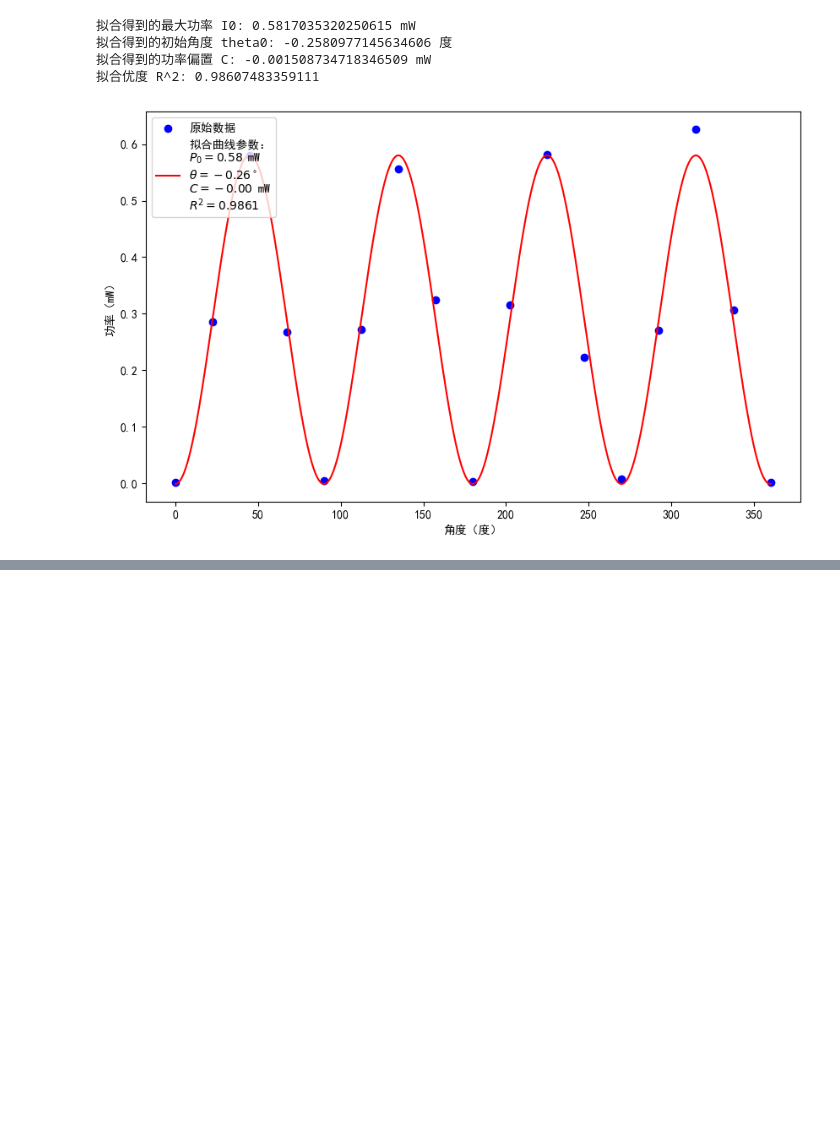
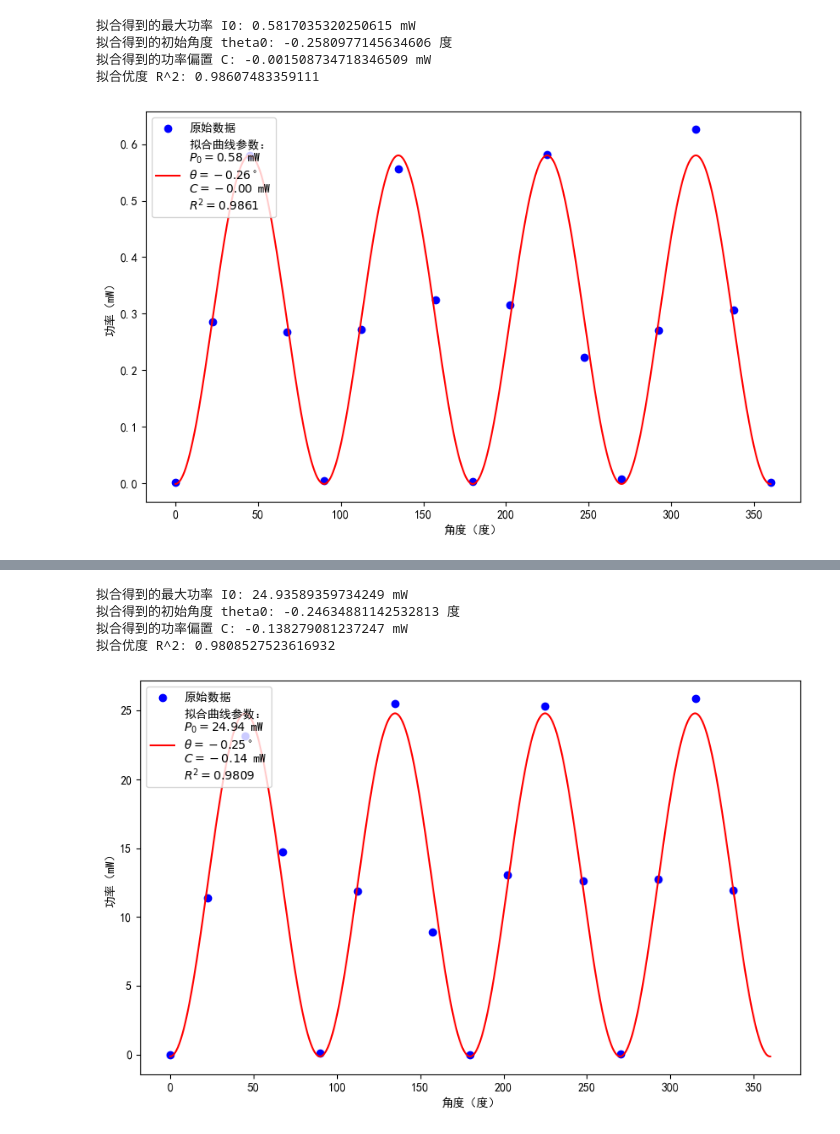
Before and after one commit to TaLEsCuber/APLabR_TaLEs, a Jupyter notebook: Lab1_D3Report/analysis/test.ipynb, the cells around one changed output, grey strips where cells are left out. Cells and saved outputs as stored; diff of their text form; code cells hidden in the pictures; blank space fills up the shorter version.

```diff
--- a/Lab1_D3Report/analysis/test.ipynb
+++ b/Lab1_D3Report/analysis/test.ipynb
@@ -139,0 +80,65 @@ print(f"拟合优度 R^2: {r2}")
+# %%
+# 提取第8行到第24行的数据
+df_subset = df.iloc[25:41]
+
+# 提取角度列和透射功率
+angles_str = df_subset.iloc[:, 1].astype(str)
+angles = angles_str.str[9:].str.replace('°', '').astype(float)  # 保留角度值
+powers = df_subset.iloc[:, 5].values  # 功率单位为毫瓦（mW）
+
+# 定义马吕斯定律的拟合函数
+def malus_law(x, I0, theta0, C):
+    return I0 * np.sin(2*x*np.pi / 180 - theta0 * np.pi / 180)**2 + C
+
+# 准备拟合的数据
+xdata = angles
+ydata = powers
+
+# 初始猜测参数
+initial_guess = [max(ydata), 0, min(ydata)]
+
+# 拟合马吕斯定律
+params, covariance = curve_fit(malus_law, xdata, ydata, p0=initial_guess)
+
+# 提取拟合参数
+I0_fit, theta0_fit, C_fit = params
+
+# 使用拟合参数生成拟合曲线
+fitted_x = np.linspace(0, 360, 10000)
+fitted_y = malus_law(fitted_x, *params)
+
+# 计算拟合优度 R^2
+fitted_y_for_r2 = malus_law(xdata, *params)
+r2 = r2_score(ydata, fitted_y_for_r2)
+
+# 打印拟合参数
+print(f"拟合得到的最大功率 I0: {I0_fit} mW")
+print(f"拟合得到的初始角度 theta0: {theta0_fit} 度")
+print(f"拟合得到的功率偏置 C: {C_fit} mW")
+print(f"拟合优度 R^2: {r2}")
+
+# 绘制原始数据和拟合曲线，并在图例中显示拟合参数和拟合优度
+plt.figure(figsize=(10, 6))
+plt.scatter(xdata, ydata, label='原始数据', color='blue')
+
+# 将拟合参数和拟合优度格式化后显示在图例中
+label_fit = (f'拟合曲线参数：\n'
+             f'$P_0={I0_fit:.2f}$ mW\n'
+             f'$\\theta={theta0_fit:.2f}^\circ$\n'
+             f'$C={C_fit:.2f}$ mW\n'
+             f'$R^2={r2:.4f}$')
+
+plt.plot(fitted_x, fitted_y, label=label_fit, color='red')
+plt.xlabel('角度（度）')
+plt.ylabel('功率（mW）')
+# plt.title('透射功率与理论计算拟合')
+
+# 设置图例位置为左上角
+plt.legend(loc='upper left')
+plt.show()
+# %% [output]
+拟合得到的最大功率 I0: 24.93589359734249 mW
+拟合得到的初始角度 theta0: -0.24634881142532813 度
+拟合得到的功率偏置 C: -0.138279081237247 mW
+拟合优度 R^2: 0.9808527523616932
+[figure, added]
```
Also changed, not shown: parts of 2 cells of this notebook, 8 other files.
